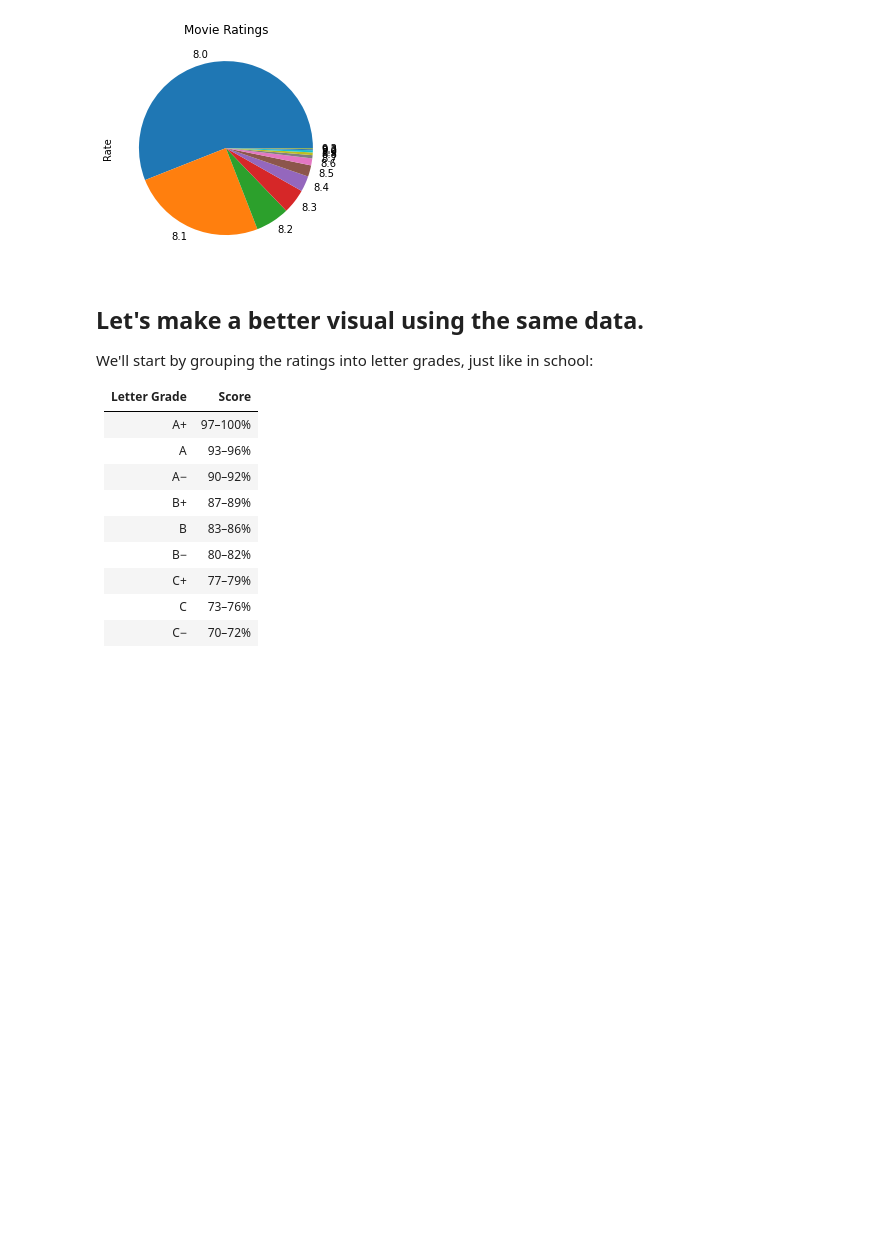
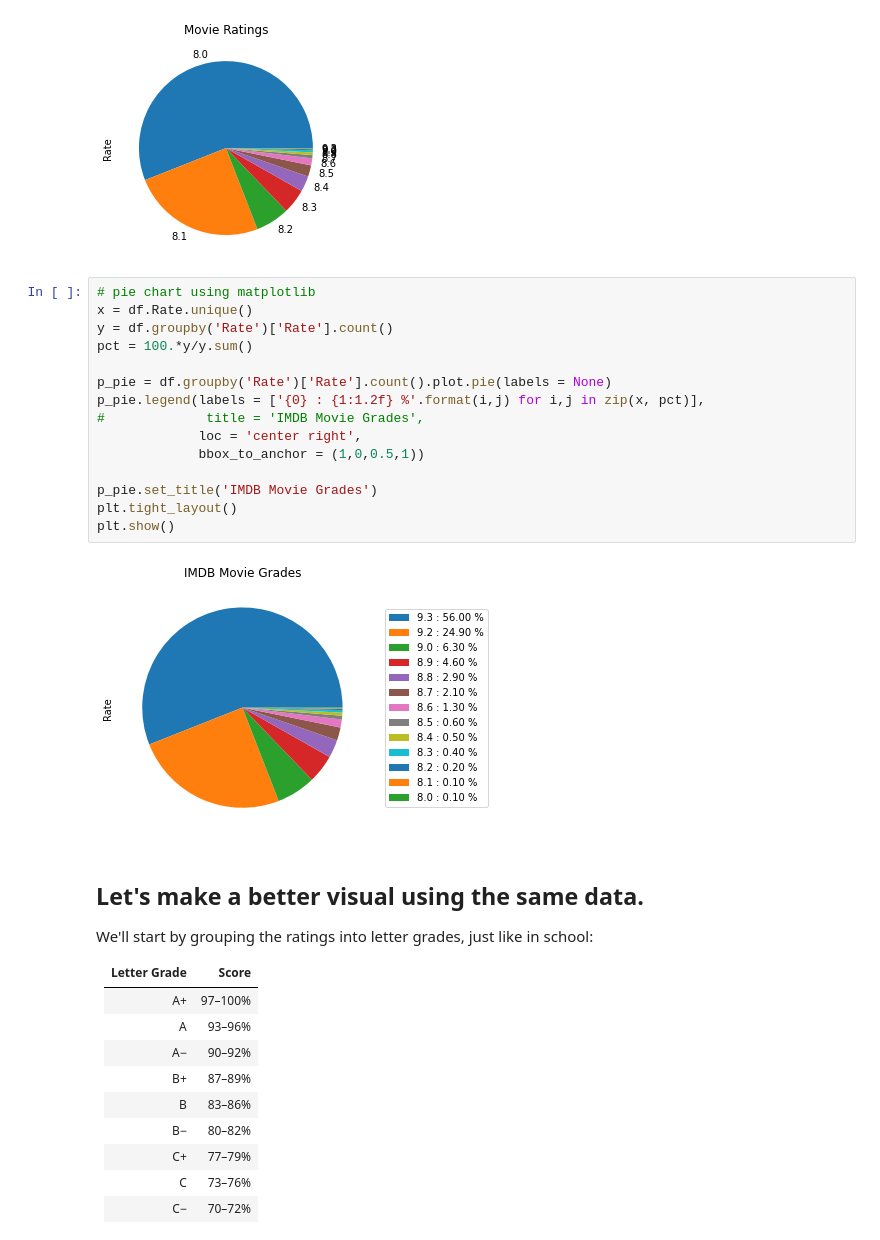
Before and after one commit to likeawednesday/TechCamp_DataViz, a Jupyter notebook: movie_ratings.ipynb, the cells around one changed output. Saved outputs shown, nothing was run; the diff lists cells and outputs as text; blank space fills up the shorter version.

```diff
--- a/movie_ratings.ipynb
+++ b/movie_ratings.ipynb
@@ -75,6 +75,23 @@ p_pie.set_title('Movie Ratings')
 plt.show()
 # %% [output]
 [figure]
+# %%
+# pie chart using matplotlib
+x = df.Rate.unique()
+y = df.groupby('Rate')['Rate'].count()
+pct = 100.*y/y.sum()
+
+p_pie = df.groupby('Rate')['Rate'].count().plot.pie(labels = None)
+p_pie.legend(labels = ['{0} : {1:1.2f} %'.format(i,j) for i,j in zip(x, pct)],
+#             title = 'IMDB Movie Grades',
+             loc = 'center right',
+             bbox_to_anchor = (1,0,0.5,1))
+
+p_pie.set_title('IMDB Movie Grades')
+plt.tight_layout()
+plt.show()
+# %% [output]
+[figure, added]
 # %% [markdown]
 ## Let's make a better visual using the same data.
 
```
Also changed, not shown: parts of 2 cells of this notebook.
